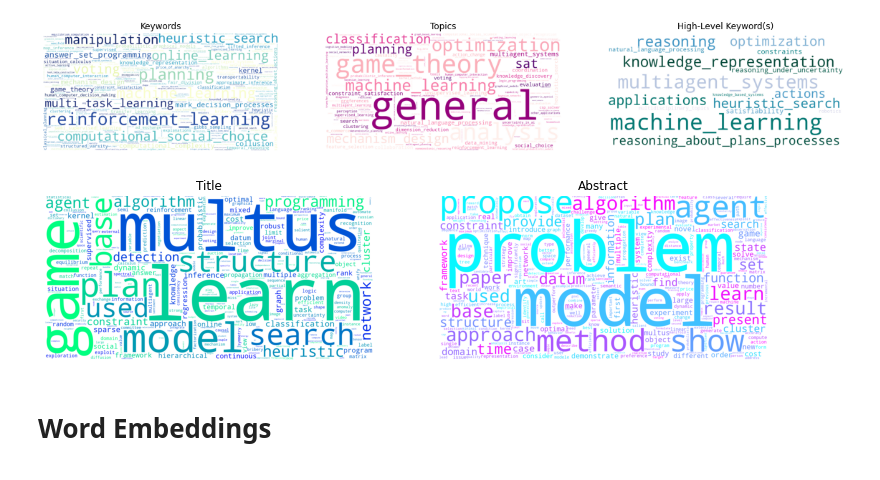
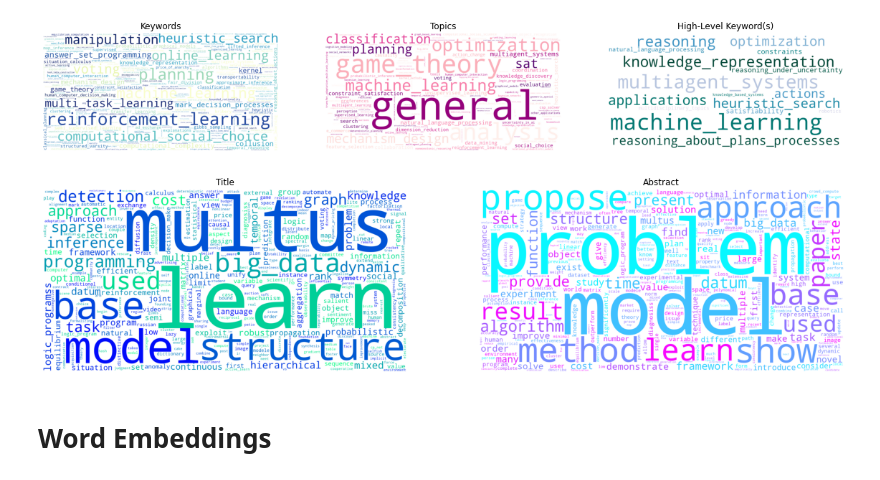
Before and after one commit to jincy-p-janardhanan/Text-Clustering, a Jupyter notebook: Text_Clustering.ipynb, the cells around one changed output. Saved outputs shown, nothing was run; the diff lists cells and outputs as text; code cells hidden in the pictures.

```diff
--- a/Text_Clustering.ipynb
+++ b/Text_Clustering.ipynb
@@ -112,0 +118,13 @@ df2[nonkeycols] = df2[nonkeycols].apply(
+# %%
+# create a list of all keywords, with spaces; and another list of all keywords, without spaces (replaced by '_')
+keywordset = set()
+keywordset_joined = set()
+df2[keywordcols].apply(
+    lambda x: [
+               (keywordset.add(j), keywordset_joined.add('_'.join(j.split())))
+               for i in x for j in i])
+
+keywordset = list(keywordset)
+keywordset_joined = list(keywordset_joined)
+keysetlen = len(keywordset)
+print(keysetlen)
@@ -113,3 +135,16 @@ df2[nonkeycols] = df2[nonkeycols].apply(
+# %%
+# replace spaces in keywords with '_' to get joined keywords
+df2[keywordcols] = df2[keywordcols].apply(
+    lambda x:[['_'.join(j.split()) for j in i] for i in x])
+# %%
+def replaceKeywords(text):
+  for i in range(keysetlen):
+    if keywordset[i] in text:
+      text = text.replace(keywordset[i], keywordset_joined[i])
+  return text
+# %%
+# replace any occurance of keywords in nonkey cols with the joined keyword
+df2[nonkeycols] = df2[nonkeycols].apply(lambda x: [[replaceKeywords(j) for j in i] for i in x])
 # %% [markdown]
 Not sure of why this happens, but the `lemmatize()` function works only after a few retries.
 # %%
@@ -175,18 +210,18 @@ plt.show()
 # %%
 colormaps = ['winter', 'cool']
 plt.rcParams['figure.figsize'] = (20, 11)
 for i in range(len(nonkeycols)):
   wordcloud = WordCloud(collocations = False, width=1600, height=800, background_color='white',
                         max_words=300, colormap=colormaps[i], random_state=seed
                         ).generate(' '.join([j for i in df[nonkeycols[i]] for j in i]))
 
-  plt.subplot(1, 3, i+1)
+  plt.subplot(1, 2, i+1)
   plt.imshow(wordcloud)
   plt.axis('off')
   plt.title(nonkeycols[i])
 plt.show()
 # %% [output]
-[figure, old version]
+[figure, new version]
 # %% [markdown]
 # Word Embeddings
 # %%
```
Also changed, not shown: parts of 10 cells of this notebook.
